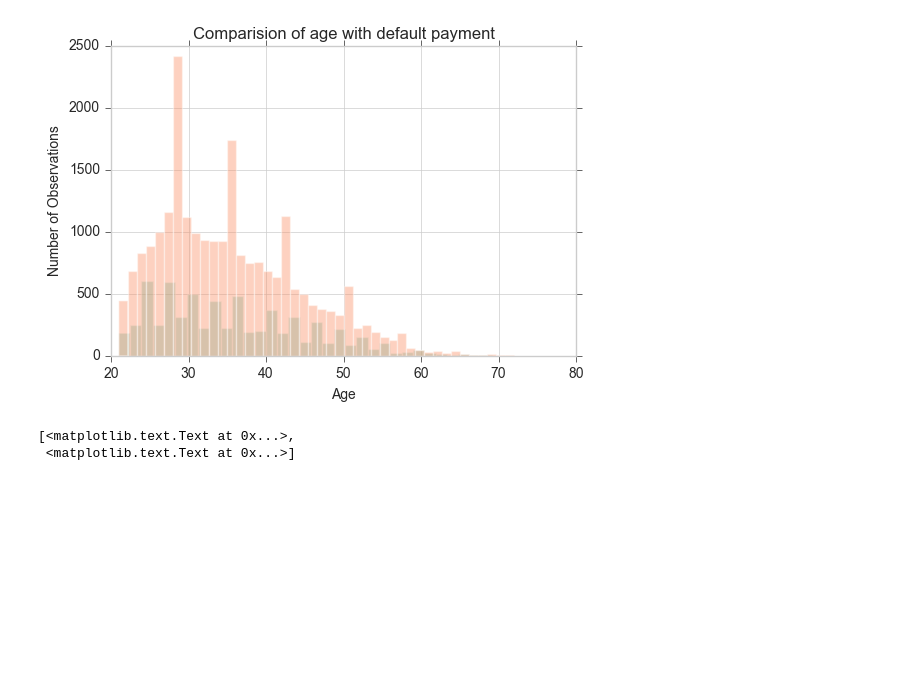
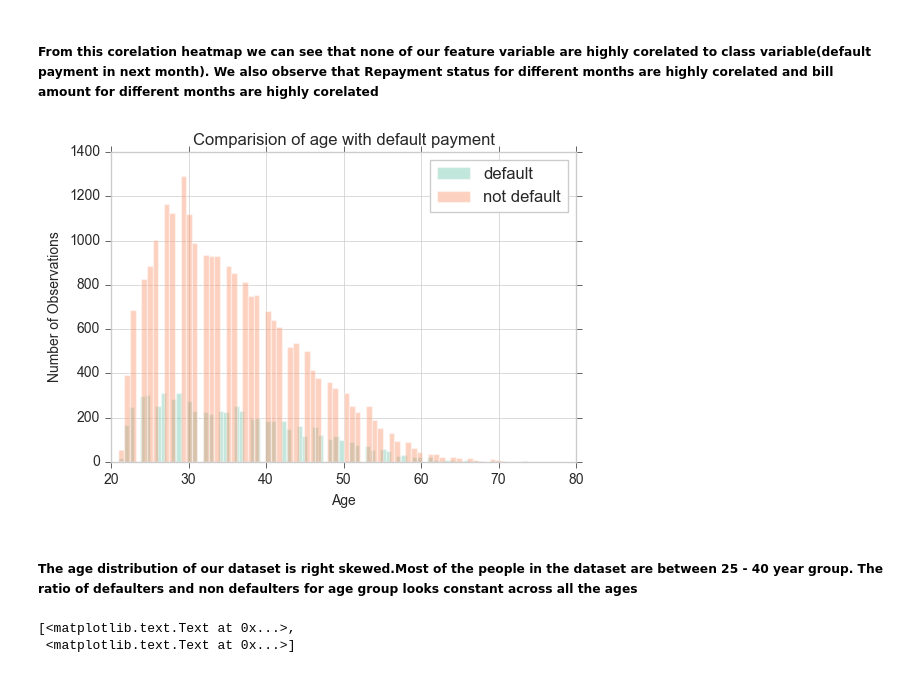
Before and after one commit to chapanerahd/Defualt_Credit_Card, a Jupyter notebook: EDA - Credit Card default.ipynb, the cells around one changed output. Cells and saved outputs as stored; diff of their text form; code cells hidden in the pictures; blank space fills up the shorter version.

```diff
--- a/EDA - Credit Card default.ipynb
+++ b/EDA - Credit Card default.ipynb
@@ -15,6 +62,9 @@ credit_data = pd.read_excel("default_of_credit_card_clients.xls", skiprows = 1)
 # %%
-columns = ["id", "overall_credit", "gender", "education", "marital_status", "age", "rps_sept", "rps_aug",
-          "rps_july","rps_june","rps_may","rps_april", "ba_sept", "ba_aug", "ba_july", "ba_june", "ba_april",
-           "ba_may", "pp_sept", "pp_aug", "pp_july", "pp_june", "pp_may", "pp_april", "defaultp_next_month"]
+# Rename the columns
+columns = ["id", "overall_credit", "gender", "education", "marital_status",
+           "age", "rps_sept", "rps_aug", "rps_july","rps_june","rps_may",
+           "rps_april", "ba_sept", "ba_aug", "ba_july", "ba_june", "ba_april",
+           "ba_may", "pp_sept", "pp_aug", "pp_july", "pp_june", "pp_may",
+           "pp_april", "defaultp_next_month"]
 # %%
 credit_data.columns = columns
@@ -30,4 +71,18 @@ plt.title( "Correlation Heatmap", fontsize = 10 )
 # %%
-credit_data['education'] = credit_data['education'].map({0: 'others', 5: 'others', 6: 'others', 1: 'graduate_school', 2: 'university', 3: 'high_school'})
+# Renaming the value for ease of understanding
+credit_data['education'] = credit_data['education'].map({0: 'others',
+                                                         5: 'others',
+                                                         6: 'others',
+                                                         1: 'graduate_school',
+                                                         2: 'university',
+                                                         3: 'high_school'})
 # %%
 eda_credit_data = credit_data
+# %%
+eda_credit_data['marital_status'] = eda_credit_data['marital_status'].map({1: 'married',
+                                                                           2: 'single',
+                                                                           3: 'others',
+                                                                           0: 'others'})
+# %%
+eda_credit_data['gender'] = eda_credit_data['gender'].map({1: 'male',
+                                                           2: 'female'})
@@ -34,10 +99,15 @@ eda_credit_data = credit_data
+# %% [markdown]
+##### From this corelation heatmap we can see that none of our feature variable are highly corelated to class variable(default payment in next month). We also observe that Repayment status for different months are highly corelated and bill amount for different months are highly corelated
 # %%
-sns.distplot(a = eda_credit_data["age"][eda_credit_data["defaultp_next_month"] == 1], kde = False, norm_hist = False)
-sns.distplot(a = eda_credit_data["age"][eda_credit_data["defaultp_next_month"] == 0], kde = False, norm_hist = False)
+sns.distplot(a = eda_credit_data["age"][eda_credit_data["defaultp_next_month"] == 1],
+             kde = False, norm_hist = False, label = "default", bins = 80)
+sns.distplot(a = eda_credit_data["age"][eda_credit_data["defaultp_next_month"] == 0],
+             kde = False, norm_hist = False, label = "not default", bins = 80)
 plt.title("Distribution of people's age who are at default")
 plt.xlabel('Age')
 plt.ylabel('Number of Observations')
 plt.title("Comparision of age with default payment")
+plt.legend()
 plt.show()
 # %% [output]
-[figure, old version]
+[figure, new version]
@@ -46,2 +114,4 @@ eda_credit_data['gender'] = eda_credit_data['gender'].map({1: 'male', 2: 'female
+# %% [markdown]
+##### The age distribution of our dataset is right skewed.Most of the people in the dataset are between 25 - 40 year group. The ratio of defaulters and non defaulters for age group looks constant across all the ages
 # %%
 ax = sns.countplot(x = "education",
```
Also changed, not shown: parts of 28 cells of this notebook.
